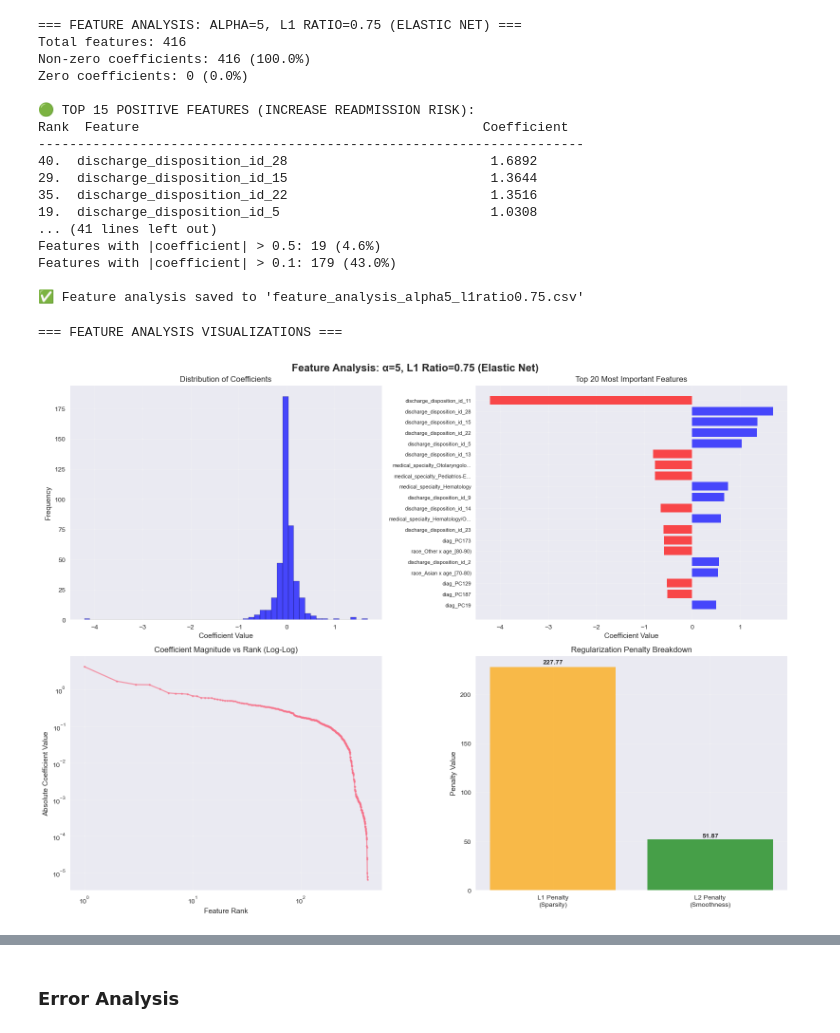
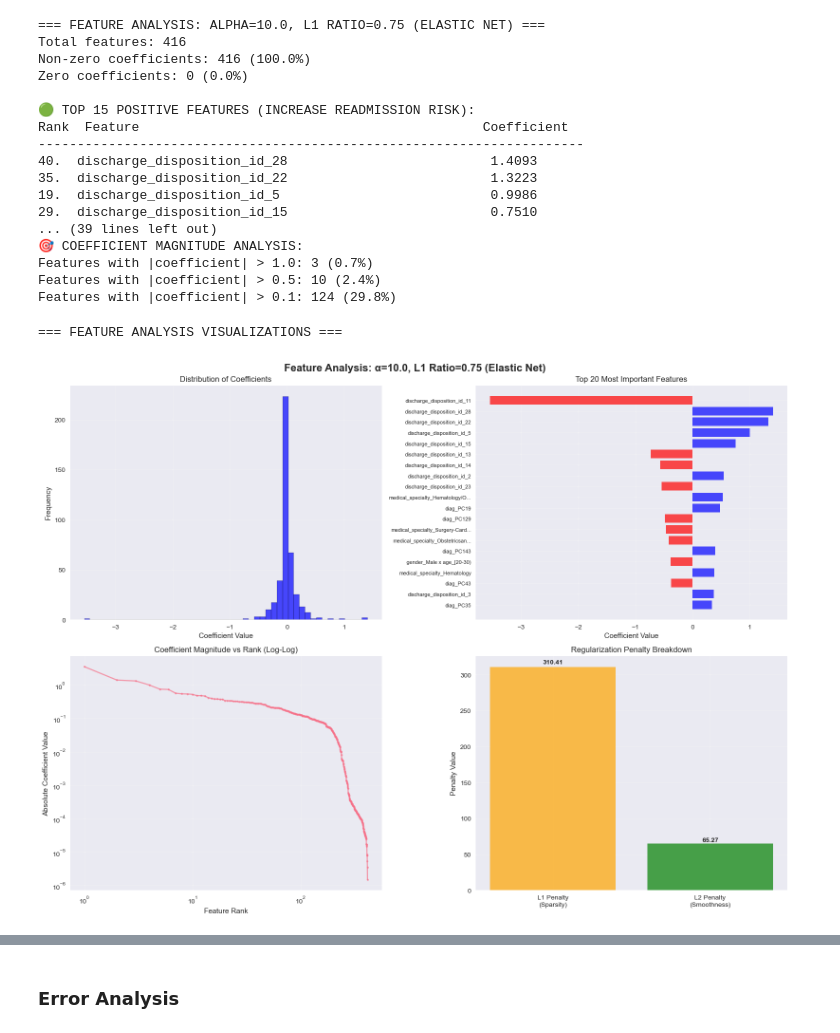
Before and after one commit to yongjun21/Team10_IT5006_Healthcare_Analytics_AY2526, a Jupyter notebook: notebooks/baseline.ipynb, the cells around one changed output, grey strips where cells are left out. Drawn from its saved outputs; the diff is of its cells as text; code cells hidden in the pictures.

```diff
--- a/notebooks/baseline.ipynb
+++ b/notebooks/baseline.ipynb
@@ -31,7 +28,15 @@ seed = 777
 # %%
 import pickle
 
-(train_X_folds, train_y_folds, test_X_folds, test_y_folds, feature_names_folds, reverse_map_folds) = pickle.load(open('data/prepared_data.pkl', 'rb'))
+(
+    train_X_folds,
+    train_y_folds,
+    test_X_folds,
+    test_y_folds,
+    feature_names_folds,
+    reverse_map_folds,
+    k_fold_split
+) = pickle.load(open('data/prepared_data.pkl', 'rb'))
 # %%
 train_X = train_X_folds[0]
 train_y = train_y_folds[0]
@@ -43,10 +48,10 @@ reverse_map = reverse_map_folds[0]
 print("=== BASELINE MODEL EVALUATION ===")
 
 # Create model with specific parameters
-alpha = 5
+alpha = 10.0
 l1_ratio = 0.75
 
-print(f"Training model with α={alpha}, L1 ratio={l1_ratio} (Elastic Net)...")
+print(f"Training model with α={alpha}, L1 ratio={l1_ratio}...")
 
 tracker = LossTracker(train_X, train_y, test_X, test_y)
 
@@ -54,7 +59,7 @@ result = evaluate_model(
     lambda: CustomLogisticRegression(
         alpha=alpha,
         l1_ratio=l1_ratio,
-        max_iter=200,
+        max_iter=1000,
         tol=1e-6,
         class_weight="balanced",
         random_state=seed,
@@ -352,7 +358,7 @@ No Readmission       0.93      0.67      0.78     72300
 print("=== WITHOUT CLASS BALANCING ===")
 
 # Create model with specific parameters
-alpha = 5
+alpha = 10.0
 l1_ratio = 0.75
 
 print(f"Training model with α={alpha}, L1 ratio={l1_ratio} (Elastic Net)...")
@@ -410,7 +416,7 @@ train_pred_proba_wo, test_pred_proba_wo = result_wo['train_decision_score'], res
 
 # Create comprehensive evaluation plots
 fig, axes = plt.subplots(2, 2, figsize=(18, 12))
-fig.suptitle('Baseline Model Evaluation without Class Balancing: α=5, L1 Ratio=0.75 (Elastic Net)', fontsize=16, fontweight='bold')
+fig.suptitle('Baseline Model Evaluation without Class Balancing: α=10.0, L1 Ratio=0.75 (Elastic Net)', fontsize=16, fontweight='bold')
 
 # 1. ROC Curves
 ax1 = axes[0, 0]
@@ -506,5 +512,5 @@ No Readmission       0.89      1.00      0.94     72300
 # %%
-print("=== FEATURE ANALYSIS: ALPHA=5, L1 RATIO=0.75 (ELASTIC NET) ===")
+print("=== FEATURE ANALYSIS: ALPHA=10.0, L1 RATIO=0.75 (ELASTIC NET) ===")
 
 print(f"Total features: {len(feature_names)}")
 
@@ -522,8 +528,7 @@ print(f"Zero coefficients: {n_zero} ({n_zero/len(coef)*100:.1f}%)")
 feature_analysis_df = pd.DataFrame({
     'feature_name': feature_names,
     'coefficient': coef,
-    'abs_coefficient': coef_magnitudes,
-    'is_nonzero': non_zero_coefs
+    'abs_coefficient': coef_magnitudes
 })
 
 # Separate positive and negative features
@@ -556,12 +561,8 @@ print(f"\n🎯 COEFFICIENT MAGNITUDE ANALYSIS:")
 print(f"Features with |coefficient| > 1.0: {np.sum(feature_analysis_df['abs_coefficient'] > 1.0)} ({np.sum(feature_analysis_df['abs_coefficient'] > 1.0)/len(feature_analysis_df)*100:.1f}%)")
 print(f"Features with |coefficient| > 0.5: {np.sum(feature_analysis_df['abs_coefficient'] > 0.5)} ({np.sum(feature_analysis_df['abs_coefficient'] > 0.5)/len(feature_analysis_df)*100:.1f}%)")
 print(f"Features with |coefficient| > 0.1: {np.sum(feature_analysis_df['abs_coefficient'] > 0.1)} ({np.sum(feature_analysis_df['abs_coefficient'] > 0.1)/len(feature_analysis_df)*100:.1f}%)")
-
-# Save results
-feature_analysis_df.to_csv('data/feature_analysis_alpha5_l1ratio0.75.csv', index=False)
-print(f"\n✅ Feature analysis saved to 'feature_analysis_alpha5_l1ratio0.75.csv'")
 # %% [output]
-=== FEATURE ANALYSIS: ALPHA=5, L1 RATIO=0.75 (ELASTIC NET) ===
+=== FEATURE ANALYSIS: ALPHA=10.0, L1 RATIO=0.75 (ELASTIC NET) ===
 Total features: 416
 Non-zero coefficients: 416 (100.0%)
 Zero coefficients: 0 (0.0%)
@@ -569,22 +570,22 @@ Zero coefficients: 0 (0.0%)
 🟢 TOP 15 POSITIVE FEATURES (INCREASE READMISSION RISK):
 Rank  Feature                                            Coefficient
 ----------------------------------------------------------------------
-40.  discharge_disposition_id_28                          1.6892
-29.  discharge_disposition_id_15                          1.3644
-35.  discharge_disposition_id_22                          1.3516
-19.  discharge_disposition_id_5                           1.0308
-... (41 lines left out)
-Features with |coefficient| > 0.5: 19 (4.6%)
-Features with |coefficient| > 0.1: 179 (43.0%)
-
-✅ Feature analysis saved to 'feature_analysis_alpha5_l1ratio0.75.csv'
+40.  discharge_disposition_id_28                          1.4093
+35.  discharge_disposition_id_22                          1.3223
+19.  discharge_disposition_id_5                           0.9986
+29.  discharge_disposition_id_15                          0.7510
+... (39 lines left out)
+🎯 COEFFICIENT MAGNITUDE ANALYSIS:
+Features with |coefficient| > 1.0: 3 (0.7%)
+Features with |coefficient| > 0.5: 10 (2.4%)
+Features with |coefficient| > 0.1: 124 (29.8%)
 # %%
 # FEATURE ANALYSIS VISUALIZATIONS
 print("=== FEATURE ANALYSIS VISUALIZATIONS ===")
 
 # Create feature analysis plots (removed absolute coefficient plot and pie plot)
 fig, axes = plt.subplots(2, 2, figsize=(16, 12))
-fig.suptitle('Feature Analysis: α=5, L1 Ratio=0.75 (Elastic Net)', fontsize=16, fontweight='bold')
+fig.suptitle('Feature Analysis: α=10.0, L1 Ratio=0.75 (Elastic Net)', fontsize=16, fontweight='bold')
 
 # 1. Coefficient Distribution
 ax1 = axes[0, 0]
@@ -616,34 +617,34 @@ ax3.loglog(ranks, sorted_features['abs_coefficient'], 'o-', markersize=3, alpha=
 ax3.set_xlabel('Feature Rank')
 ax3.set_ylabel('Absolute Coefficient Value')
 ax3.set_title('Coefficient Magnitude vs Rank (Log-Log)')
 ax3.grid(True, alpha=0.3)
 
 # 4. Regularization Penalty Breakdown
 ax4 = axes[1, 1]
 l1_penalty = alpha * l1_ratio * np.sum(np.abs(coef))
 l2_penalty = alpha * (1 - l1_ratio) * np.sum(coef ** 2)
 total_penalty = l1_penalty + l2_penalty
 
 penalty_data = [l1_penalty, l2_penalty]
 penalty_labels = ['L1 Penalty\n(Sparsity)', 'L2 Penalty\n(Smoothness)']
 colors = ['orange', 'green']
 
 bars = ax4.bar(penalty_labels, penalty_data, color=colors, alpha=0.7)
 ax4.set_ylabel('Penalty Value')
 ax4.set_title('Regularization Penalty Breakdown')
 ax4.grid(True, alpha=0.3)
 
 # Add value labels on bars
 for bar, value in zip(bars, penalty_data):
     height = bar.get_height()
     ax4.text(bar.get_x() + bar.get_width()/2., height + height*0.01,
              f'{value:.2f}', ha='center', va='bottom', fontweight='bold')
 
 plt.tight_layout()
 plt.show()
 # %% [output]
 === FEATURE ANALYSIS VISUALIZATIONS ===
-[figure, old version]
+[figure, new version]
 # %%
 print(f"📊 FEATURE ANALYSIS: PSEUDO R-SQUARED AND BINARY CLASSIFICATION METRICS")
 print("=" * 70)
```
Also changed, not shown: parts of 14 cells of this notebook, 4 other files.
